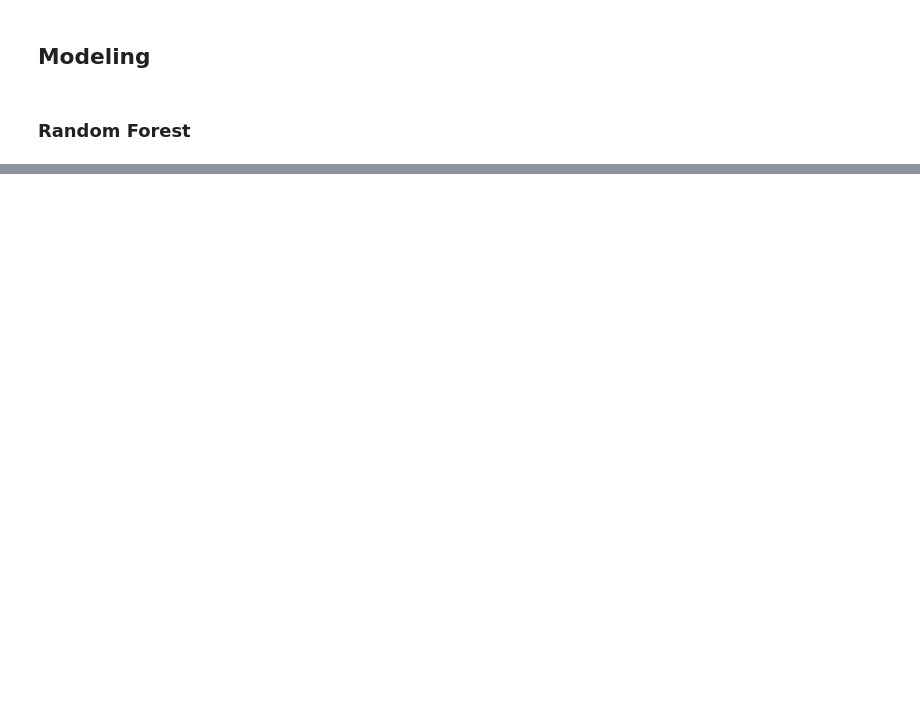
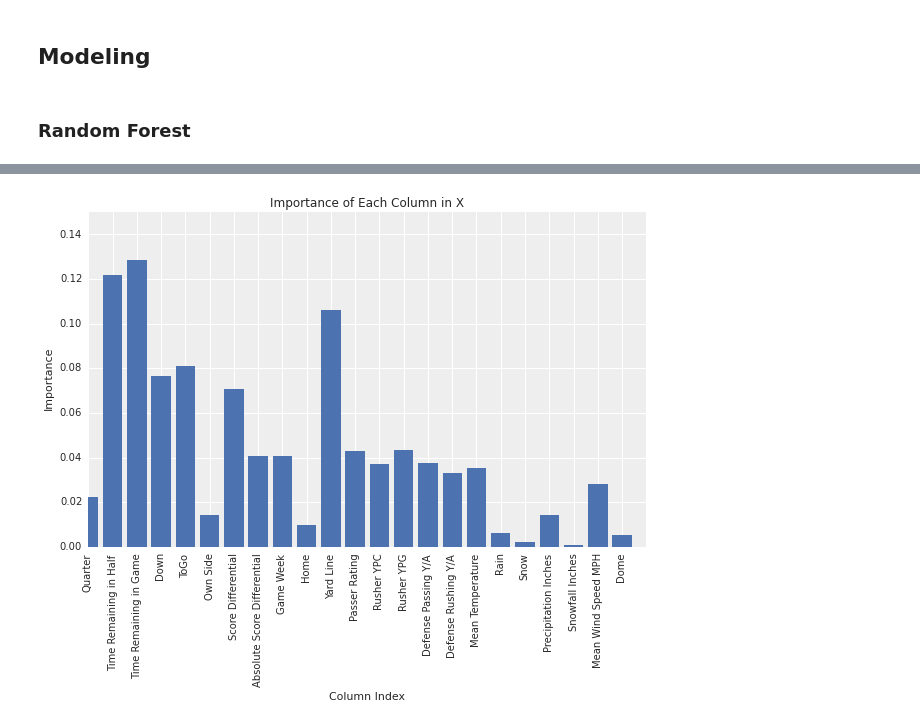
Before and after one commit to araftery/cs109-final-project, a Jupyter notebook: notebook.ipynb, the cells around one changed output, grey strips where cells are left out. Drawn from its saved outputs; the diff is of its cells as text; code cells hidden in the pictures; blank space fills up the shorter version.

```diff
--- a/notebook.ipynb
+++ b/notebook.ipynb
@@ -271,0 +272,14 @@ plt.show()
+# %%
+classifier = RandomForestClassifier(n_estimators=15)
+classifier.fit(x_train, y_train)
+impts = classifier.feature_importances_
+labels = np.array([x_columns[i] for i in range(len(impts))])
+plt.bar(np.arange(len(impts)), impts, align='center')
+plt.xticks(np.arange(len(impts)), labels, rotation=90)
+plt.xlabel('Column Index')
+plt.ylabel('Importance')
+plt.title('Importance of Each Column in X')
+plt.axis([0, len(impts), 0, .15])
+plt.show()
+# %% [output]
+[figure, added]
```
Also changed, not shown: parts of 8 cells of this notebook.
